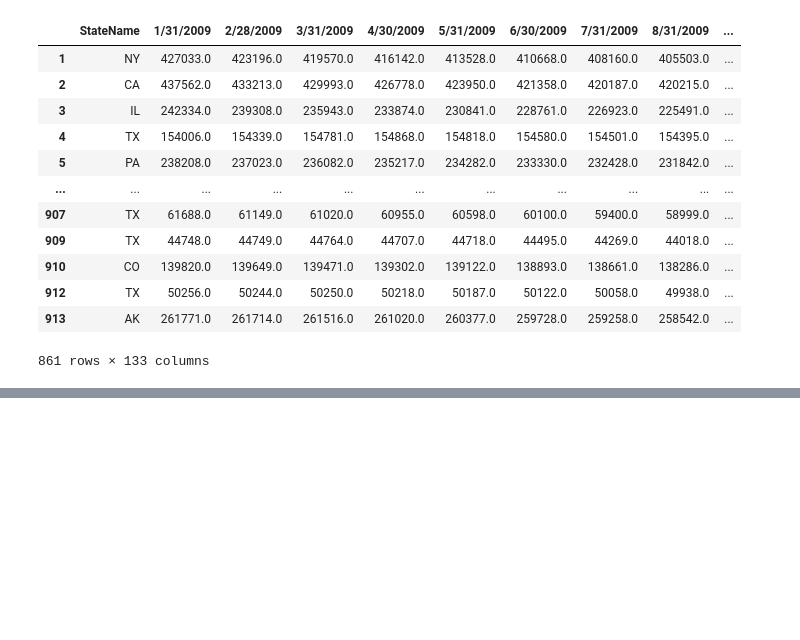
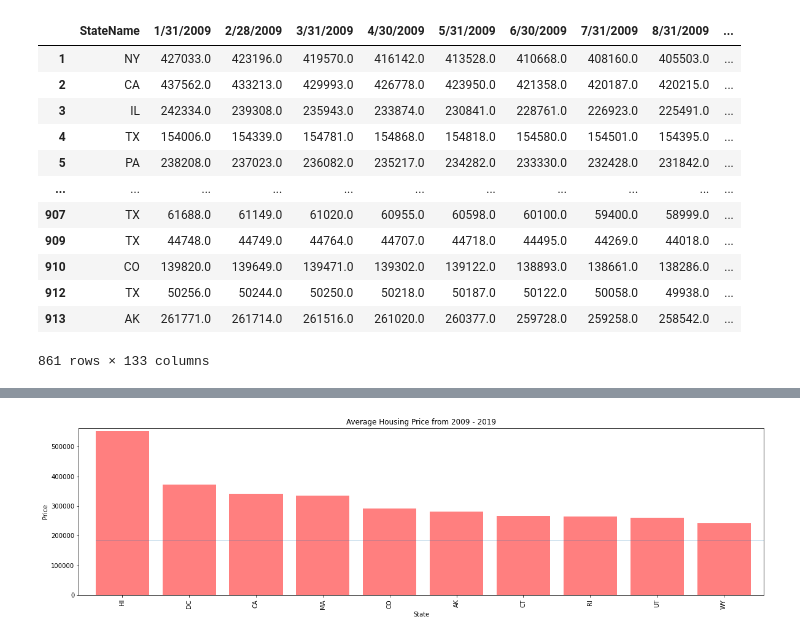
Before and after one commit to josh-acampado/dumbledores_platoon, a Jupyter notebook: Zillow_Housing_Data.ipynb, the cells around one changed output, grey strips where cells are left out. Saved outputs shown, nothing was run; the diff lists cells and outputs as text; code cells hidden in the pictures; blank space fills up the shorter version.

```diff
--- a/Zillow_Housing_Data.ipynb
+++ b/Zillow_Housing_Data.ipynb
@@ -126,9 +123,10 @@ TypeError: 'DataFrameGroupBy' object is not callable
 # %%
 #identify 5 highest average housing price (sort)
-
-top_5 = final_df.head(5)
-
-
+highest_house_price_df = avg_housing_over_10_df.sort_values(['Average Price over 10 years'], ascending=False)
+top_10_df = highest_house_price_df.head(10)
+print(top_10_df)
 #identify 5 lowest average housing price
-low_5 =
+lowest_house_price_df = avg_housing_over_10_df.sort_values(['Average Price over 10 years'], ascending=True)
+bottom_10_df = lowest_house_price_df.head(10)
+print(bottom_10_df)
 # %% [output]
@@ -143,0 +170,17 @@ SyntaxError: invalid syntax (<ipython-input-86-3fa2b5025992>, line 7)
+# %%
+#bar graph, top 10
+x_axis = np.arange(len(top_10_df))
+tick_locations = [value+0.4 for value in x_axis]
+plt.figure(figsize=(20,5))
+plt.bar(x_axis, top_10_df["Average Price over 10 years"], color='r', alpha=0.5, align="edge")
+plt.xticks(tick_locations, top_10_df.index, rotation="vertical")
+plt.xlim(-0.25, len(x_axis))
+plt.ylim(0, max(top_10_df["Average Price over 10 years"])+10000)
+plt.title("Average Housing Price from 2009 - 2019")
+plt.xlabel("State")
+plt.ylabel("Price")
+plt.hlines(natl_avg_price, 0, 50, alpha = 0.25)
+plt.savefig("Images_housing/top_10_housing_average.png", bbox_inches='tight')
+plt.show()
+# %% [output]
+[figure, added]
```
Also changed, not shown: parts of 11 cells of this notebook, 5 other files.
